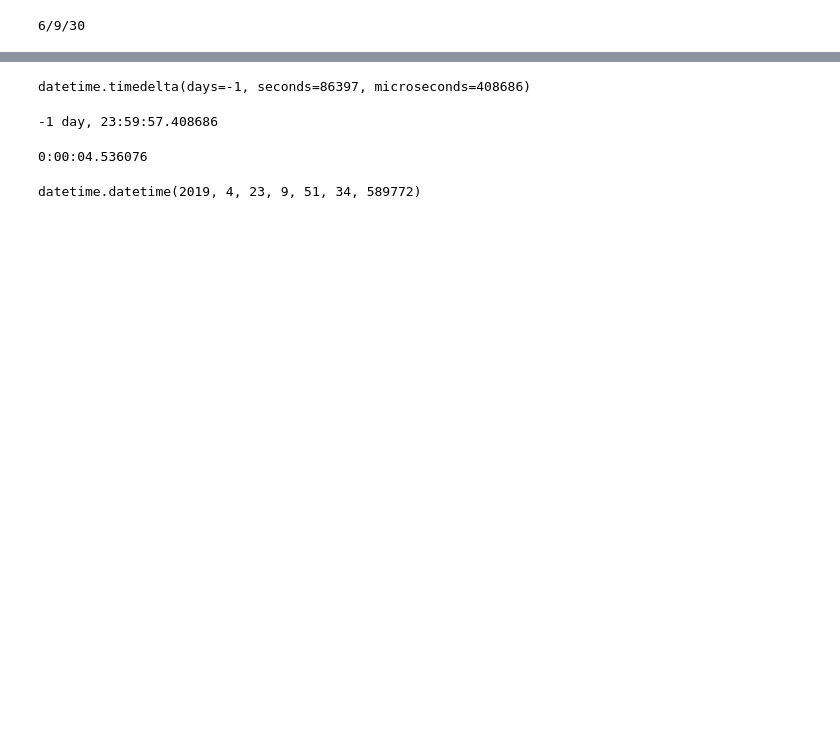
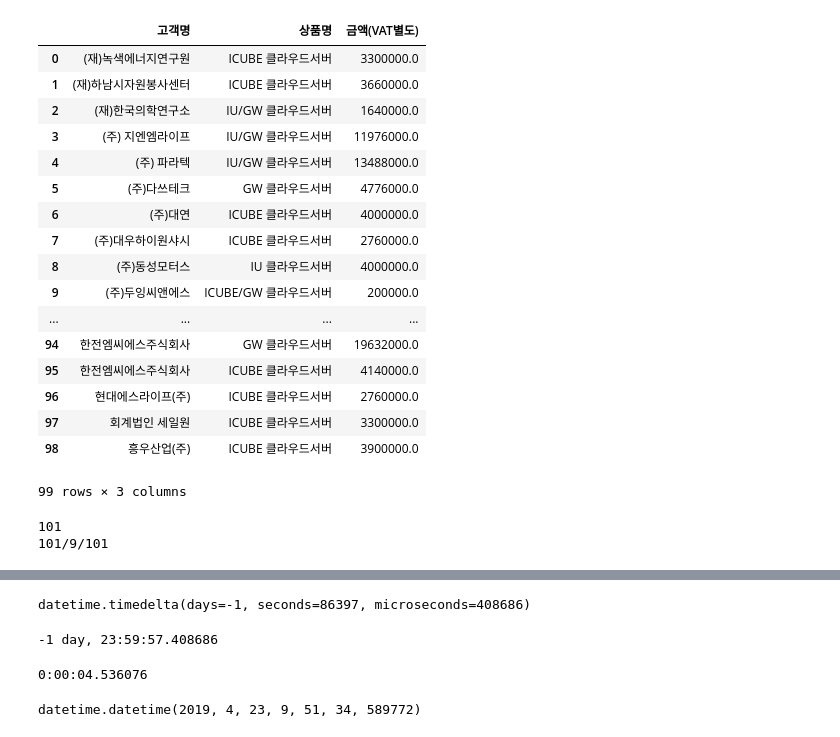
Before and after one commit to primekjt/JupyterFolder, a Jupyter notebook: order_check.ipynb, the cells around one changed output, grey strips where cells are left out. Saved outputs shown, nothing was run; the diff lists cells and outputs as text; code cells hidden in the pictures; blank space fills up the shorter version.

```diff
--- a/order_check.ipynb
+++ b/order_check.ipynb
@@ -59,14 +65,38 @@ df3
+# %%
+dfg = df2.groupby(['고객명', '상품명'], as_index=False)
+sum_df = dfg['금액(VAT별도)'].sum()
+# %%
+sum_df
+# %% [output]
+|  | 고객명 | 상품명 | 금액(VAT별도) |
+| 0 | (재)녹색에너지연구원 | ICUBE 클라우드서버 | 3300000.0 |
+| 1 | (재)하남시자원봉사센터 | ICUBE 클라우드서버 | 3660000.0 |
+| 2 | (재)한국의학연구소 | IU/GW 클라우드서버 | 1640000.0 |
+| 3 | (주) 지엔엠라이프 | IU/GW 클라우드서버 | 11976000.0 |
+| 4 | (주) 파라텍 | IU/GW 클라우드서버 | 13488000.0 |
+| 5 | (주)다쓰테크 | GW 클라우드서버 | 4776000.0 |
+| 6 | (주)대연 | ICUBE 클라우드서버 | 4000000.0 |
+| 7 | (주)대우하이원샤시 | ICUBE 클라우드서버 | 2760000.0 |
+| 8 | (주)동성모터스 | IU 클라우드서버 | 4000000.0 |
+| 9 | (주)두잉씨앤에스 | ICUBE/GW 클라우드서버 | 200000.0 |
+| ... | ... | ... | ... |
+| 94 | 한전엠씨에스주식회사 | GW 클라우드서버 | 19632000.0 |
+| 95 | 한전엠씨에스주식회사 | ICUBE 클라우드서버 | 4140000.0 |
+| 96 | 현대에스라이프(주) | ICUBE 클라우드서버 | 2760000.0 |
+| 97 | 회계법인 세일원 | ICUBE 클라우드서버 | 3300000.0 |
+| 98 | 흥우산업(주) | ICUBE 클라우드서버 | 3900000.0 |
+99 rows × 3 columns
 # %%
-c1 = df3.count(axis=1)
-#total_rows = df3.count
-#print(total_rows)
+#print(df3.count)
+print(len(df3.count(axis='columns'))) # gives number of row count
 
 #%timeit count_row = df3.shape[0]  # gives number of row count
-count_row = df3.shape[0]
+count_row = df3.shape[0]  # gives number of row count
 count_col = df3.shape[1]  # gives number of col count
-print("{0}/{1}/{2}".format(count_row, count_col, len(df2)))
+print("{0}/{1}/{2}".format(count_row, count_col, len(df3)))
 # %% [output]
-6/9/30
+101
+101/9/101
 # %%
 %timeit count_row = df3.shape[0]
 # %%
```
Also changed, not shown: parts of 6 cells of this notebook.
